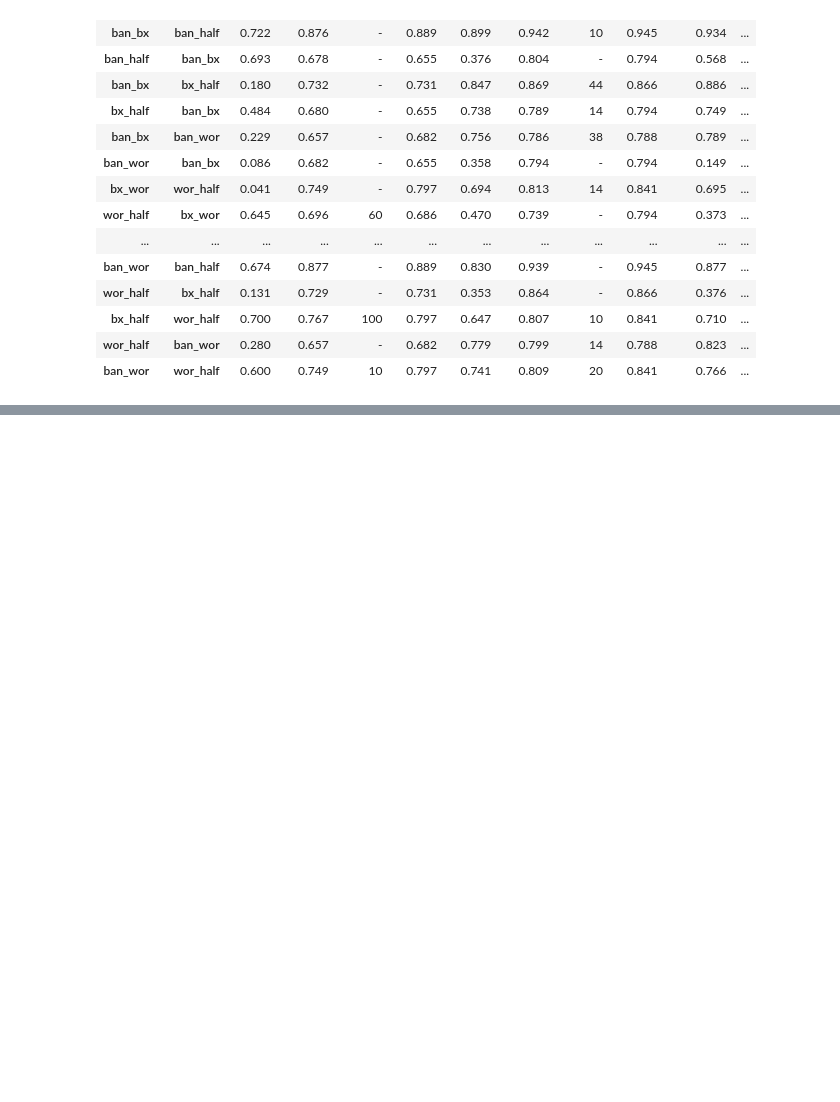
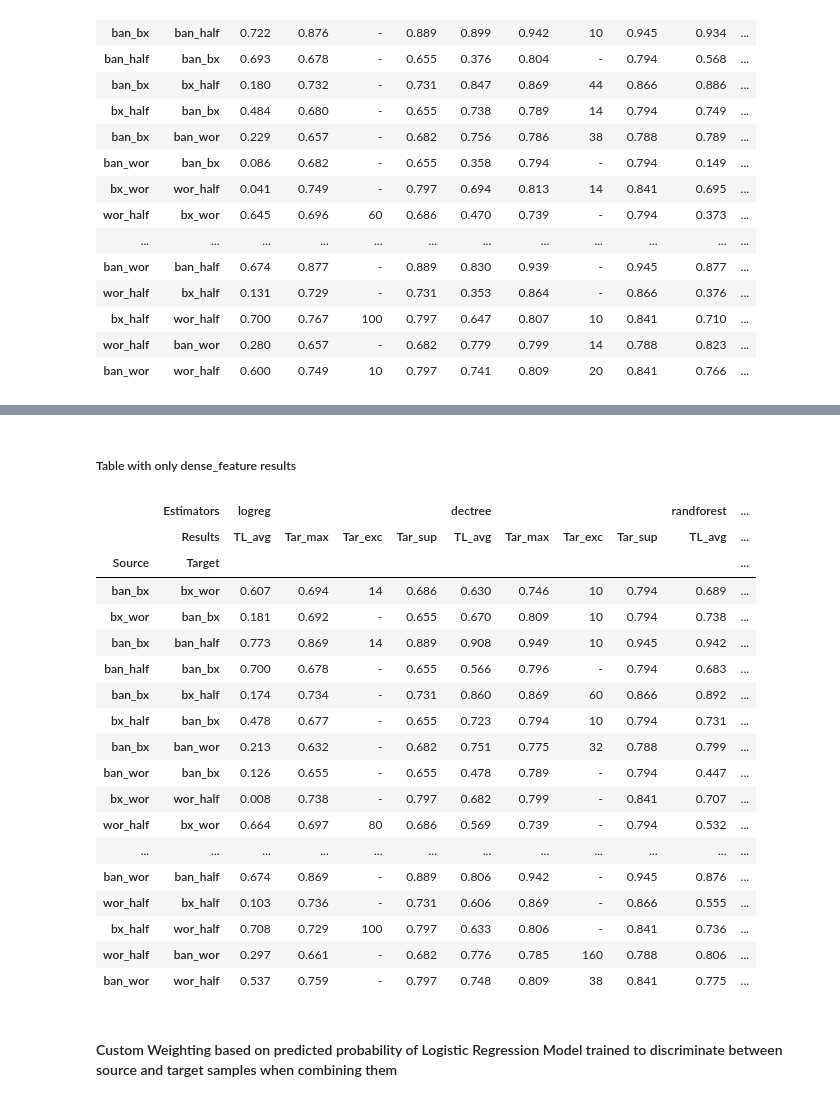
Before and after one commit to JayKay0104/ma-atl-for-er, a Jupyter notebook: code/learning/TL_Experiments_Books_final.ipynb, the cells around one changed output, grey strips where cells are left out. Saved outputs shown, nothing was run; the diff lists cells and outputs as text; code cells hidden in the pictures; blank space fills up the shorter version.

```diff
--- a/code/learning/TL_Experiments_Books_final.ipynb
+++ b/code/learning/TL_Experiments_Books_final.ipynb
@@ -296,3 +377,30 @@ TL Results when doing Transfer with domain adapted (nn) source instances on all
+# %% [markdown]
+##### Table with only dense_feature results
+# %%
+df_tl_results_nn_dense = tlut.returnDFwithTLResultsOfOneFeatureSet(df_tl_results_nn,'dense',candsets_unsuper_results,
+                                                          filename='../../results/tl/books/books_tl_results_nn_dense_feature')
+# %% [output]
+|  | Estimators | logreg |  |  |  | dectree |  |  |  | randforest | ... |
+|  | Results | TL_avg | Tar_max | Tar_exc | Tar_sup | TL_avg | Tar_max | Tar_exc | Tar_sup | TL_avg | ... |
+| Source | Target |  |  |  |  |  |  |  |  |  | ... |
+| ban_bx | bx_wor | 0.607 | 0.694 | 14 | 0.686 | 0.630 | 0.746 | 10 | 0.794 | 0.689 | ... |
+| bx_wor | ban_bx | 0.181 | 0.692 | - | 0.655 | 0.670 | 0.809 | 10 | 0.794 | 0.738 | ... |
+| ban_bx | ban_half | 0.773 | 0.869 | 14 | 0.889 | 0.908 | 0.949 | 10 | 0.945 | 0.942 | ... |
+| ban_half | ban_bx | 0.700 | 0.678 | - | 0.655 | 0.566 | 0.796 | - | 0.794 | 0.683 | ... |
+| ban_bx | bx_half | 0.174 | 0.734 | - | 0.731 | 0.860 | 0.869 | 60 | 0.866 | 0.892 | ... |
+| bx_half | ban_bx | 0.478 | 0.677 | - | 0.655 | 0.723 | 0.794 | 10 | 0.794 | 0.731 | ... |
+| ban_bx | ban_wor | 0.213 | 0.632 | - | 0.682 | 0.751 | 0.775 | 32 | 0.788 | 0.799 | ... |
+| ban_wor | ban_bx | 0.126 | 0.655 | - | 0.655 | 0.478 | 0.789 | - | 0.794 | 0.447 | ... |
+| bx_wor | wor_half | 0.008 | 0.738 | - | 0.797 | 0.682 | 0.799 | - | 0.841 | 0.707 | ... |
+| wor_half | bx_wor | 0.664 | 0.697 | 80 | 0.686 | 0.569 | 0.739 | - | 0.794 | 0.532 | ... |
+| ... | ... | ... | ... | ... | ... | ... | ... | ... | ... | ... | ... |
+| ban_wor | ban_half | 0.674 | 0.869 | - | 0.889 | 0.806 | 0.942 | - | 0.945 | 0.876 | ... |
+| wor_half | bx_half | 0.103 | 0.736 | - | 0.731 | 0.606 | 0.869 | - | 0.866 | 0.555 | ... |
+| bx_half | wor_half | 0.708 | 0.729 | 100 | 0.797 | 0.633 | 0.806 | - | 0.841 | 0.736 | ... |
+| wor_half | ban_wor | 0.297 | 0.661 | - | 0.682 | 0.776 | 0.785 | 160 | 0.788 | 0.806 | ... |
+| ban_wor | wor_half | 0.537 | 0.759 | - | 0.797 | 0.748 | 0.809 | 38 | 0.841 | 0.775 | ... |
+# %% [markdown]
+#### Custom Weighting based on predicted probability of Logistic Regression Model trained to discriminate between source and target samples when combining them
 # %%
 df_tl_results_lprob = tlut.createDFwithTLResults(tl_results_lprob,candsets_super_results,candsets_unsuper_results,
                            estimators_tl.keys(),['all','dense'],'lr_predict_proba','../../results/tl/books/books_tl_results_lprob')
```
Also changed, not shown: parts of 15 cells of this notebook, 3 other files.
